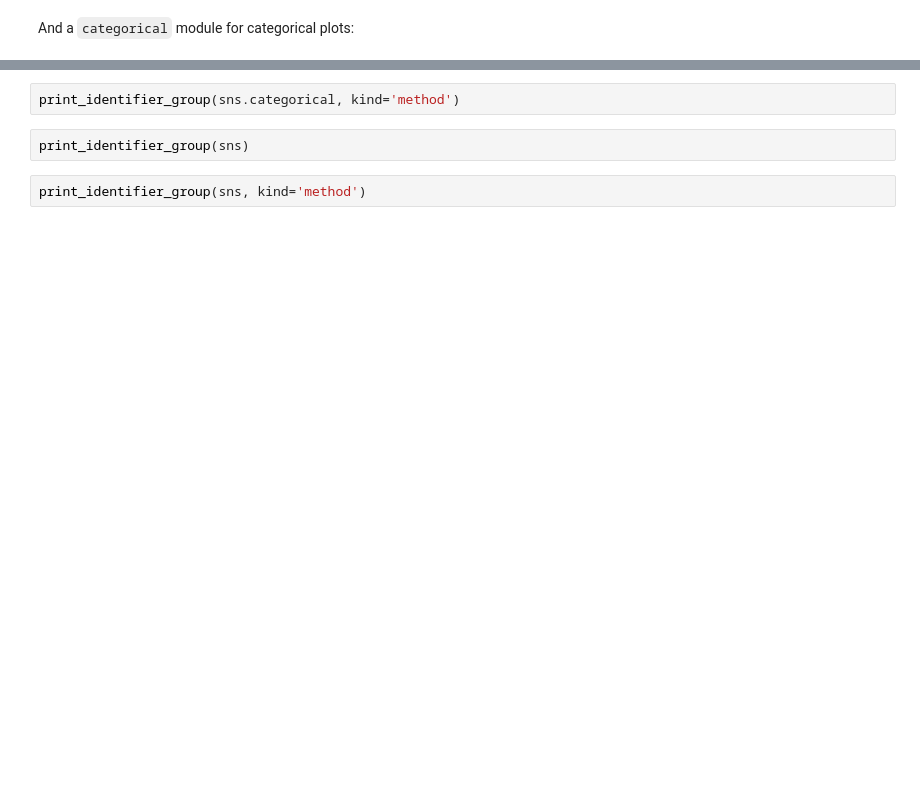
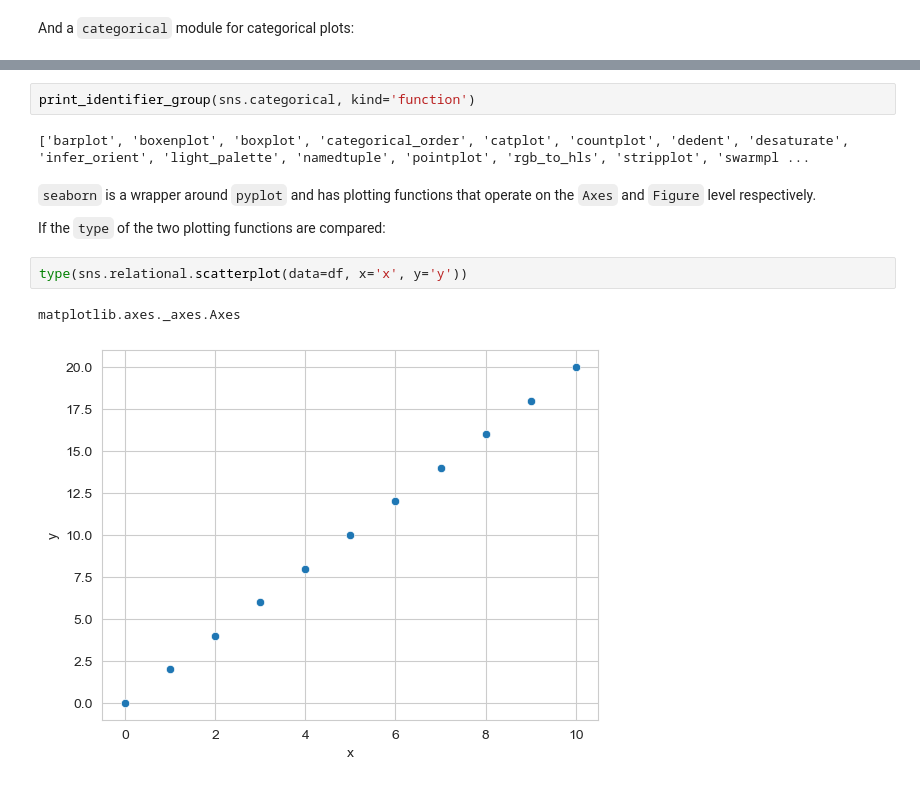
Before and after one commit to PhilipYip1988/python-notebooks, a Jupyter notebook: seaborn_library/notebook.ipynb, the cells around one changed output, grey strips where cells are left out. Saved outputs shown, nothing was run; the diff lists cells and outputs as text; blank space fills up the shorter version.

````diff
--- a/seaborn_library/notebook.ipynb
+++ b/seaborn_library/notebook.ipynb
@@ -883,6 +893,13 @@ sns.categorical
 # %%
-print_identifier_group(sns.categorical, kind='method')
+print_identifier_group(sns.categorical, kind='function')
+# %% [output]
+['barplot', 'boxenplot', 'boxplot', 'categorical_order', 'catplot', 'countplot', 'dedent', 'desaturate', 'infer_orient', 'light_palette', 'namedtuple', 'pointplot', 'rgb_to_hls', 'stripplot', 'swarmpl ...
-# %%
-print_identifier_group(sns)
-# %%
-print_identifier_group(sns, kind='method')
+# %% [markdown]
+```seaborn``` is a wrapper around ```pyplot``` and has plotting functions that operate on the ```Axes``` and ```Figure``` level respectively.
+
+If the ```type``` of the two plotting functions are compared:
+# %%
+type(sns.relational.scatterplot(data=df, x='x', y='y'))
+# %% [output]
+matplotlib.axes._axes.Axes
+[figure, added]
````
Also changed, not shown: parts of 41 cells of this notebook, 2 other files.
